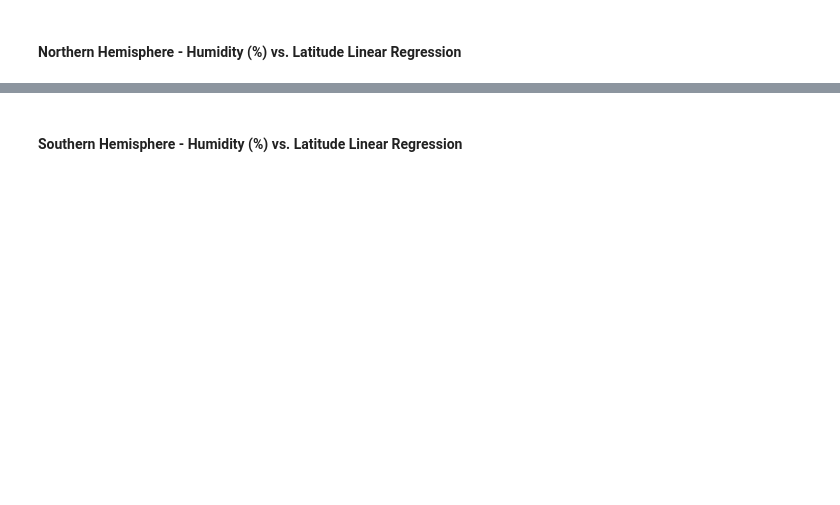
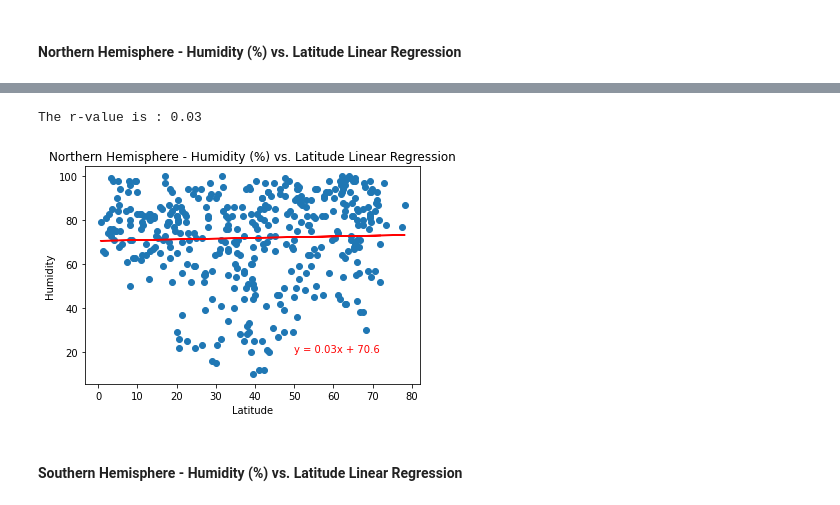
Before and after one commit to RanjaniAnjurVenkatraman/python-api-challenge, a Jupyter notebook: Weatherpy/WeatherPy.ipynb, the cells around one changed output, grey strips where cells are left out. Drawn from its saved outputs; the diff is of its cells as text; code cells hidden in the pictures; blank space fills up the shorter version.

```diff
--- a/Weatherpy/WeatherPy.ipynb
+++ b/Weatherpy/WeatherPy.ipynb
@@ -278,2 +315,17 @@ The r-value is: 0.000543987878808455
+# %%
+#Calling Function
+equation = linear_agression(n_hemisphere["Lat"], n_hemisphere["Humidity"])
+annotate(equation, 50, 20)
+
+#properties
+plt.title("Northern Hemisphere - Humidity (%) vs. Latitude Linear Regression")
+plt.xlabel("Latitude")
+plt.ylabel("Humidity")
+
+# Save the figure
+plt.savefig("../output_data/Northern Hemisphere - Humidity (%) vs. Latitude Linear Regression.png")
+# %% [output]
+The r-value is : 0.03
+[figure, added]
 # %% [markdown]
 ####  Southern Hemisphere - Humidity (%) vs. Latitude Linear Regression
```
Also changed, not shown: parts of 19 cells of this notebook, 1 other file.
